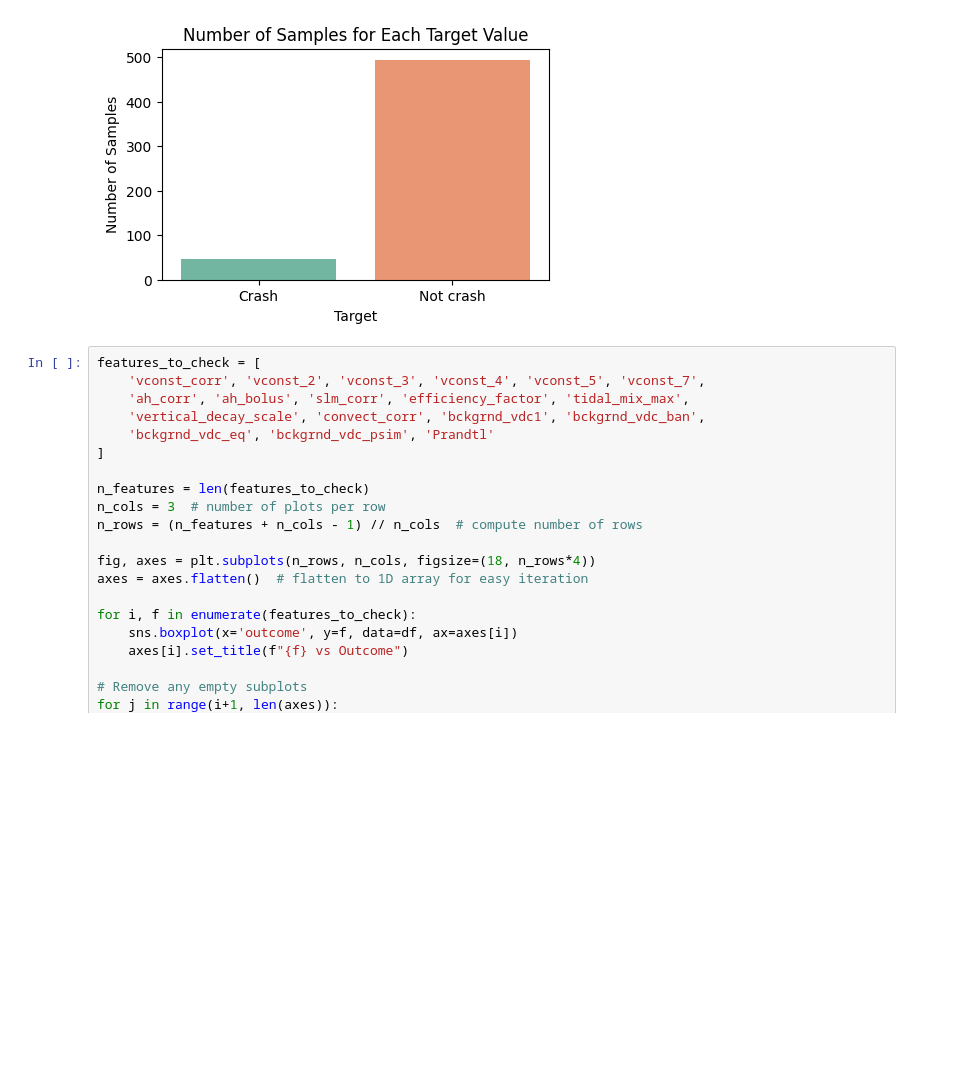
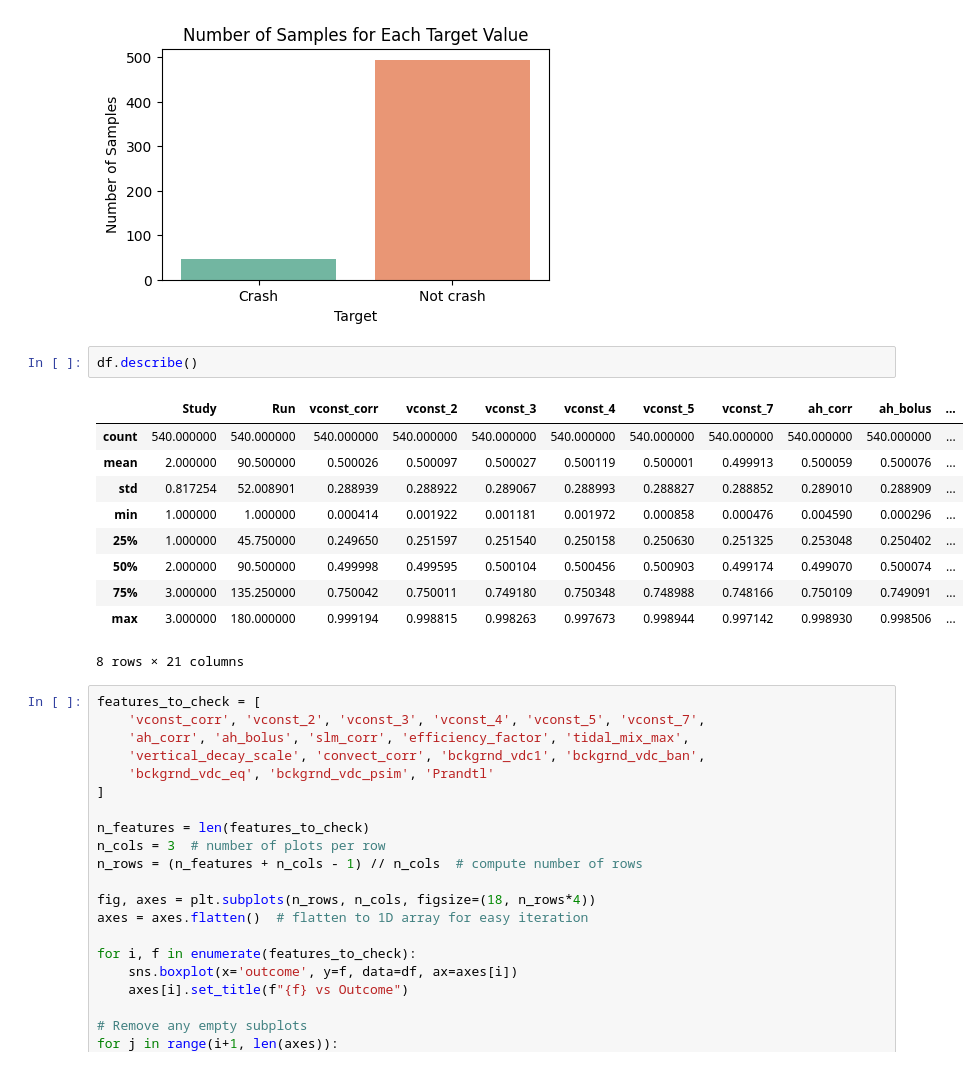
Before and after one commit to HJyeoh/Climate-Model-Simulation-Outcome-Prediction, a Jupyter notebook: CPC251_Project_Part_1_Group_Climate1.ipynb, the cells around one changed output. Drawn from its saved outputs; the diff is of its cells as text; blank space fills up the shorter version.

```diff
--- a/CPC251_Project_Part_1_Group_Climate1.ipynb
+++ b/CPC251_Project_Part_1_Group_Climate1.ipynb
@@ -107,6 +107,19 @@ Passing `palette` without assigning `hue` is deprecated and will be removed in v
 
   sns.barplot(x=target_counts.index, y=target_counts.values, palette='Set2')
 [figure]
+# %%
+df.describe()
+# %% [output]
+|  | Study | Run | vconst_corr | vconst_2 | vconst_3 | vconst_4 | vconst_5 | vconst_7 | ah_corr | ah_bolus | ... |
+| count | 540.000000 | 540.000000 | 540.000000 | 540.000000 | 540.000000 | 540.000000 | 540.000000 | 540.000000 | 540.000000 | 540.000000 | ... |
+| mean | 2.000000 | 90.500000 | 0.500026 | 0.500097 | 0.500027 | 0.500119 | 0.500001 | 0.499913 | 0.500059 | 0.500076 | ... |
+| std | 0.817254 | 52.008901 | 0.288939 | 0.288922 | 0.289067 | 0.288993 | 0.288827 | 0.288852 | 0.289010 | 0.288909 | ... |
+| min | 1.000000 | 1.000000 | 0.000414 | 0.001922 | 0.001181 | 0.001972 | 0.000858 | 0.000476 | 0.004590 | 0.000296 | ... |
+| 25% | 1.000000 | 45.750000 | 0.249650 | 0.251597 | 0.251540 | 0.250158 | 0.250630 | 0.251325 | 0.253048 | 0.250402 | ... |
+| 50% | 2.000000 | 90.500000 | 0.499998 | 0.499595 | 0.500104 | 0.500456 | 0.500903 | 0.499174 | 0.499070 | 0.500074 | ... |
+| 75% | 3.000000 | 135.250000 | 0.750042 | 0.750011 | 0.749180 | 0.750348 | 0.748988 | 0.748166 | 0.750109 | 0.749091 | ... |
+| max | 3.000000 | 180.000000 | 0.999194 | 0.998815 | 0.998263 | 0.997673 | 0.998944 | 0.997142 | 0.998930 | 0.998506 | ... |
+8 rows × 21 columns
 # %%
 features_to_check = [
     'vconst_corr', 'vconst_2', 'vconst_3', 'vconst_4', 'vconst_5', 'vconst_7',
```
